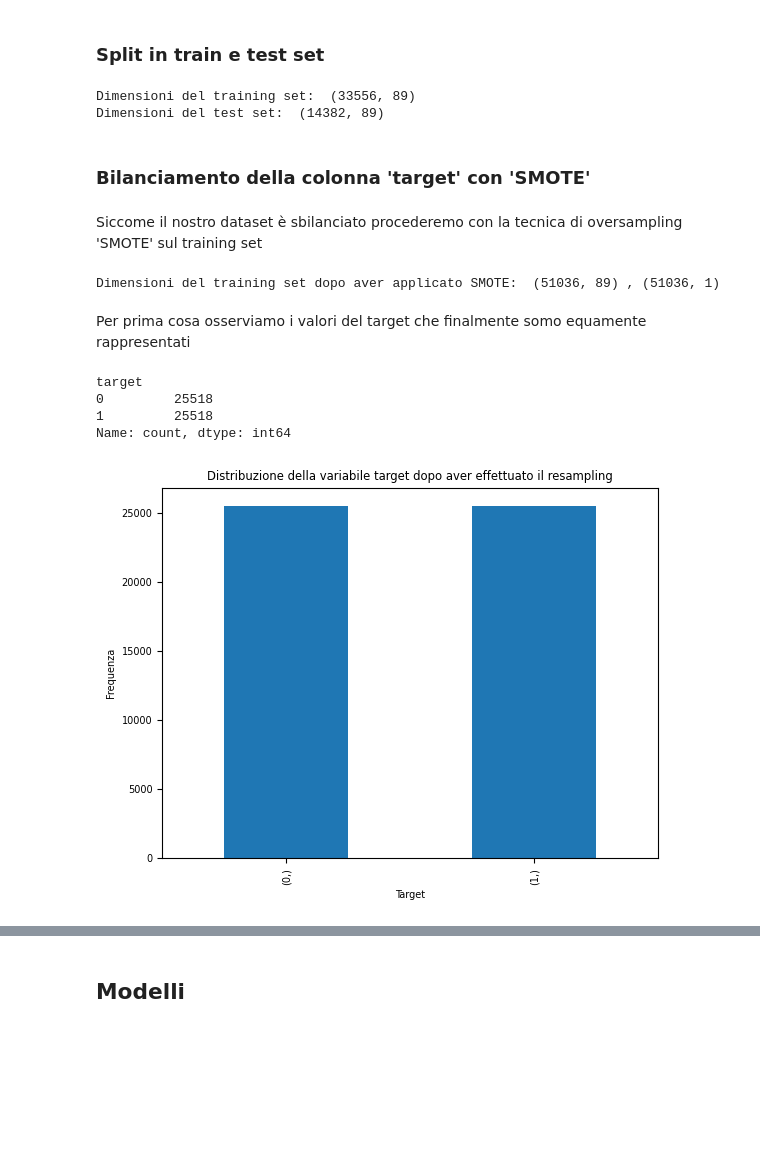
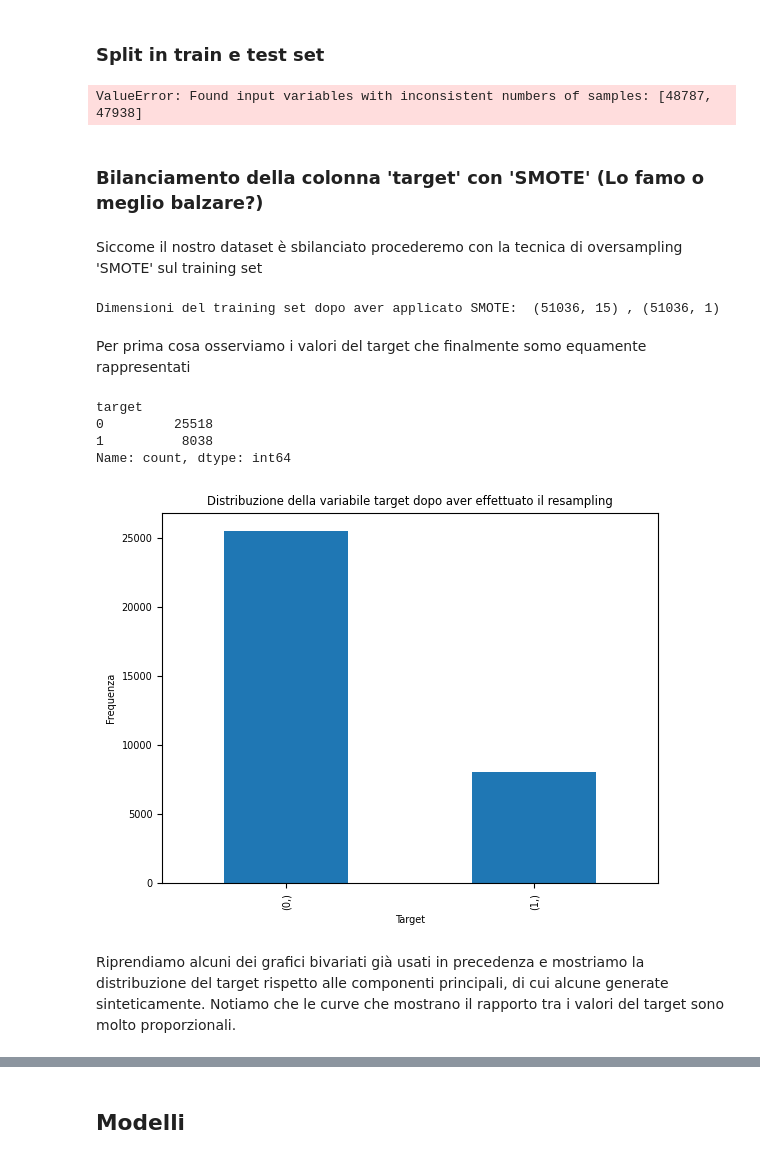
Before and after one commit to NicoSanse/ML_Project, a Jupyter notebook: Project.ipynb, the cells around one changed output, grey strips where cells are left out. Cells and saved outputs as stored; diff of their text form; code cells hidden in the pictures; blank space fills up the shorter version.

```diff
--- a/Project.ipynb
+++ b/Project.ipynb
@@ -1165,0 +1219,10 @@ fnlwgt
+# %%
+components = 15
+
+pca = PCA(n_components=components).fit(X)
+pca_data = pca.transform(X)
+
+
+print(pca.explained_variance_ratio_)
+print("-"*50)
+print(f"Varianza spiegata da {components} feature: ", np.sum(pca.explained_variance_ratio_))
@@ -1165,0 +1235,4 @@ fnlwgt
+# %%
+X_pca = pd.DataFrame(pca_data, columns=pca.get_feature_names_out())
+
+X_pca
@@ -1165,0 +1255,4 @@ fnlwgt
+# %%
+X_pca = pd.concat([X_pca, fnlwgt], axis=1)
+
+X_pca
@@ -1166,42 +1273,44 @@ fnlwgt
 # %% [markdown]
 ### Split in train e test set
 # %%
-X_train, X_test, y_train, y_test = train_test_split(X, y, test_size=0.3, random_state=42)
+X_train, X_test, y_train, y_test = train_test_split(X_pca, y, test_size=0.3, random_state=42)
 
 print("Dimensioni del training set: ", X_train.shape)
 print("Dimensioni del test set: ", X_test.shape)
 # %% [output]
-Dimensioni del training set:  (33556, 89)
-Dimensioni del test set:  (14382, 89)
+ValueError: Found input variables with inconsistent numbers of samples: [48787, 47938]
 # %% [markdown]
-### Bilanciamento della colonna 'target' con 'SMOTE'
+### Bilanciamento della colonna 'target' con 'SMOTE' (Lo famo o meglio balzare?)
 # %% [markdown]
 Siccome il nostro dataset è sbilanciato procederemo con la tecnica di oversampling 'SMOTE' sul training set
 # %%
-smote = SMOTE(sampling_strategy='minority')
+'''smote = SMOTE(sampling_strategy='minority')
 
-X_resampled, y_resampled = smote.fit_resample(X_train, y_train)
+X_train_resampled, y_train_resampled = smote.fit_resample(X_train, y_train)
 
-print("Dimensioni del training set dopo aver applicato SMOTE: ", X_resampled.shape, ",", y_resampled.shape)
+print("Dimensioni del training set dopo aver applicato SMOTE: ", X_train_resampled.shape, ",", y_train_resampled.shape)'''
 # %% [output]
-Dimensioni del training set dopo aver applicato SMOTE:  (51036, 89) , (51036, 1)
+Dimensioni del training set dopo aver applicato SMOTE:  (51036, 15) , (51036, 1)
 # %% [markdown]
 Per prima cosa osserviamo i valori del target che finalmente somo equamente rappresentati
 # %%
-conteggio_valori = y_resampled.value_counts()
+conteggio_valori = y_train.value_counts()
 print(conteggio_valori)
 
 conteggio_valori.plot(kind='bar')
 plt.title('Distribuzione della variabile target dopo aver effettuato il resampling')
 plt.xlabel('Target')
 plt.ylabel('Frequenza')
 plt.show()
 # %% [output]
 target
 0         25518
-1         25518
+1          8038
 Name: count, dtype: int64
-[figure, old version]
+[figure, new version]
+# %% [markdown]
+Riprendiamo alcuni dei grafici bivariati già usati in precedenza e mostriamo la distribuzione del target rispetto alle componenti principali, di cui alcune generate sinteticamente.
+Notiamo che le curve che mostrano il rapporto tra i valori del target sono molto proporzionali.
 # %%
 fig, axes = plt.subplots(nrows=2, ncols=2, figsize=(16, 10))
 
```
Also changed, not shown: parts of 37 cells of this notebook, 2 other files.
